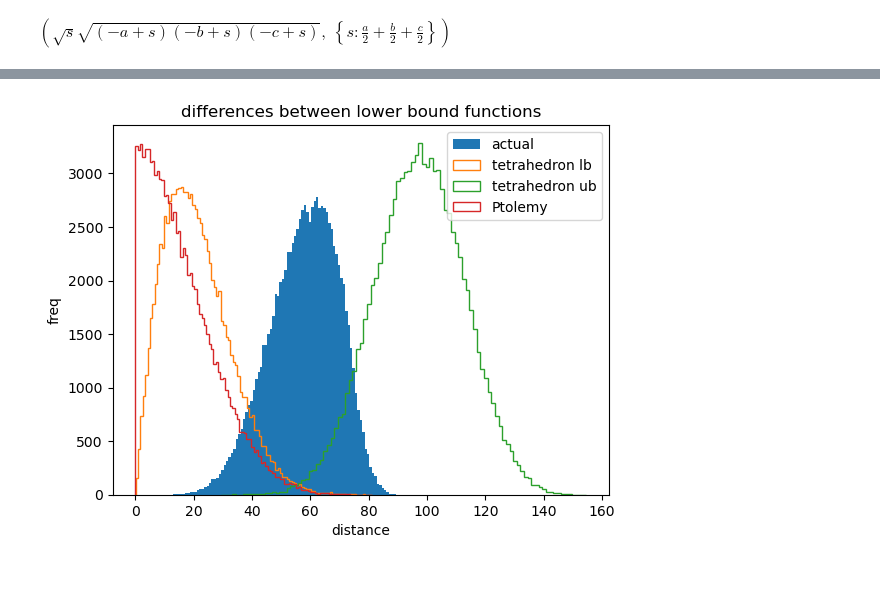
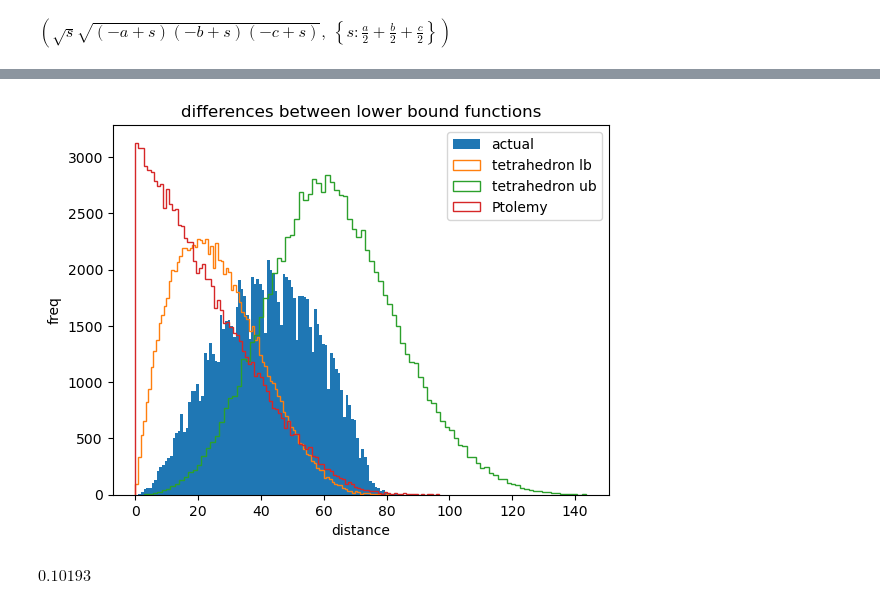
Before and after one commit to DimensionalScoop/metric_spaces, a Jupyter notebook: maths/tetrahedron/tetrahedron.ipynb, the cells around one changed output, grey strips where cells are left out. Drawn from its saved outputs; the diff is of its cells as text; code cells hidden in the pictures; blank space fills up the shorter version.

```diff
--- a/maths/tetrahedron/tetrahedron.ipynb
+++ b/maths/tetrahedron/tetrahedron.ipynb
@@ -115,9 +102,13 @@ e = (o0**2 - o1**2 + p**2)/(2*p)
+# %%
+mq = mq_new
+mo = q2o(mq)
 # %%
 # construct the right triangle which hypotenuse of length d connects q and o
 # from h and m s
 
-dist = (hq - ho) ** 2 + (mq - mo) ** 2 # = d**2
-dist = sqrt(dist)
-dist = simplify(dist)
-dist
+lb2 = (hq - ho) ** 2 + (mq - mo) ** 2
+
+lb2 = simplify(lb2)
+dist = simplify(sqrt(lb2))
+lb2 # Mathematica can't simplify this any further
 # %% [output]
@@ -125,7 +116,7 @@ $\displaystyle \begin{cases} \frac{\sqrt{\left(\sqrt{\left(- o_{0} + o_{1} + p\r
 # %%
 # we can also find an upper bound this way:
 # arrange the triangles so that one height is positive and one is negative:
-dist_ub = (hq + ho)**2 + (mq - mo)**2
-dist_ub = simplify(sqrt(dist_ub))
-dist_ub
+ub2 = (hq + ho)**2 + (mq - mo)**2
+ub2 = simplify(ub2)
+ub2
 # %% [output]
@@ -292,7 +230,7 @@ printing.print_maple_code(dist)
 # %%
 #connor_diff = lambdify([p,q0, q1, o0, o1], lb - dist, "numpy")
-tetrahedron_lb = lambdify([p,q0, q1, o0, o1], mdist, "numpy")
-tetrahedron_ub = lambdify([p,q0, q1, o0, o1], dist_ub, "numpy")
+tetrahedron_lb = lambdify([p,q0, q1, o0, o1], sqrt(lb2), "numpy")
+tetrahedron_ub = lambdify([p,q0, q1, o0, o1], sqrt(ub2), "numpy")
 
 def ptolemy_lb(p, q0, q1, o0, o1):
     diff = np.abs(q0 * o1 - q1 * o0)
@@ -321,37 +259,42 @@ rng = np.random.default_rng()
 
 dist_func = lambda x,y: spatial.minkowski_distance(x,y,5)# np.linalg.norm(x-y, axis=-1)
 n_samples= 100000
-dim = 8
+dim = 3
 points = rng.integers(-37,38, size=[n_samples, 4, dim])
 p0,p1,q,o = 0,1,2,3
 dists_p = dist_func(points[:,p0,:], points[:,p1,:])
 dists_q0 = dist_func(points[:,p0,:], points[:,q,:])
 dists_q1 = dist_func(points[:,p1,:], points[:,q,:])
 dists_o0 = dist_func(points[:,p0,:], points[:,o,:])
 dists_o1 = dist_func(points[:,p1,:], points[:,o,:])
 dists_target = dist_func(points[:,q,:], points[:,o,:])
 
 args = np.vstack((dists_p, dists_q0, dists_q1, dists_o0, dists_o1))
 tet_lb = tetrahedron_lb(*args)
 tet_ub = tetrahedron_ub(*args)
 pto_n = ptolemy_lb(*args)
 #connors_lb_n = connor_lb(*args)
 #connors_lb_n = np.clip(connors_lb_n, -10, 200)
 
 bins = 100
 plt.hist(dists_target,  bins=bins, label="actual")
 plt.hist(tet_lb, bins=bins, histtype="step", label="tetrahedron lb")
 plt.hist(tet_ub, bins=bins, histtype="step", label="tetrahedron ub")
 plt.hist(pto_n, bins=bins, histtype="step", label="Ptolemy")
 #plt.hist(connors_lb_n, bins=bins, histtype="step", label="connor")
 
 plt.title("differences between lower bound functions")
 plt.xlabel("distance")
 plt.ylabel("freq")
 plt.legend()
 plt.show()
 # %% [output]
-[figure, old version]
+[figure, new version]
+# %%
+violations = (dists_target - tet_lb) / dists_target < -0.01
+sum(violations) / len(tet_lb)
+# %% [output]
+$\displaystyle 0.10193$
 # %%
 def violations(lb):
     return (dists_target < lb).sum() / len(dists_target)
```
Also changed, not shown: parts of 32 cells of this notebook, 2 other files.
